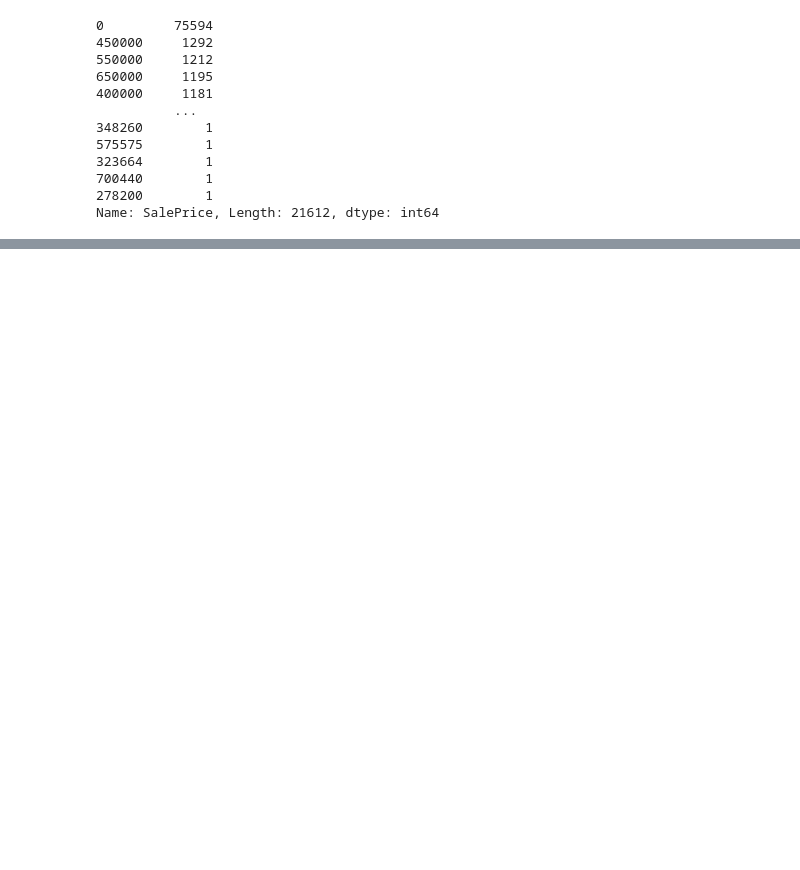
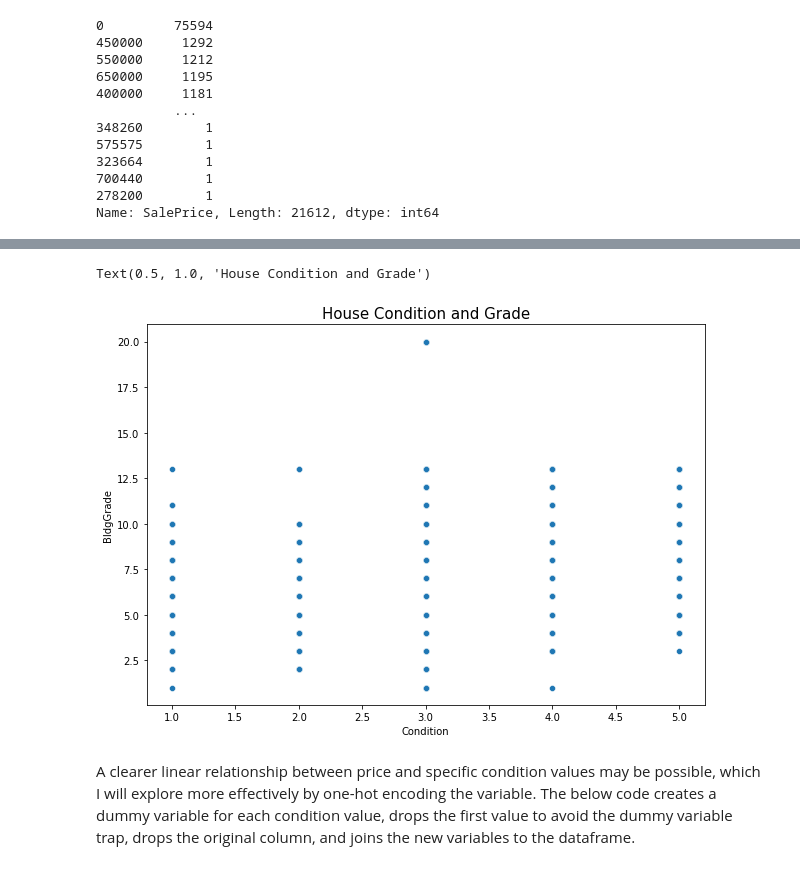
Before and after one commit to samtuleen/King-County-Home-Price-Predictors, a Jupyter notebook: notebooks/exploratory/Predicting-Most-Valuable-Home-Projects-In-King-County-Analysis.ipynb, the cells around one changed output, grey strips where cells are left out. Drawn from its saved outputs; the diff is of its cells as text; code cells hidden in the pictures; blank space fills up the shorter version.

```diff
--- a/notebooks/exploratory/Predicting-Most-Valuable-Home-Projects-In-King-County-Analysis.ipynb
+++ b/notebooks/exploratory/Predicting-Most-Valuable-Home-Projects-In-King-County-Analysis.ipynb
@@ -761,0 +776,9 @@ plt.title('House Condition and Price', fontsize=15, fontname='silom')
+# %%
+plt.figure(figsize=(10,7))
+sns.scatterplot(single_family_homes['Condition'], single_family_homes['BldgGrade'])
+plt.title('House Condition and Grade', fontsize=15)
+# %% [output]
+Text(0.5, 1.0, 'House Condition and Grade')
+[figure, added]
+# %% [markdown]
+A clearer linear relationship between price and specific condition values may be possible, which I will explore more effectively by one-hot encoding the variable. The below code creates a dummy variable for each condition value, drops the first value to avoid the dummy variable trap, drops the original column, and joins the new variables to the dataframe.
```
Also changed, not shown: parts of 7 cells of this notebook.
